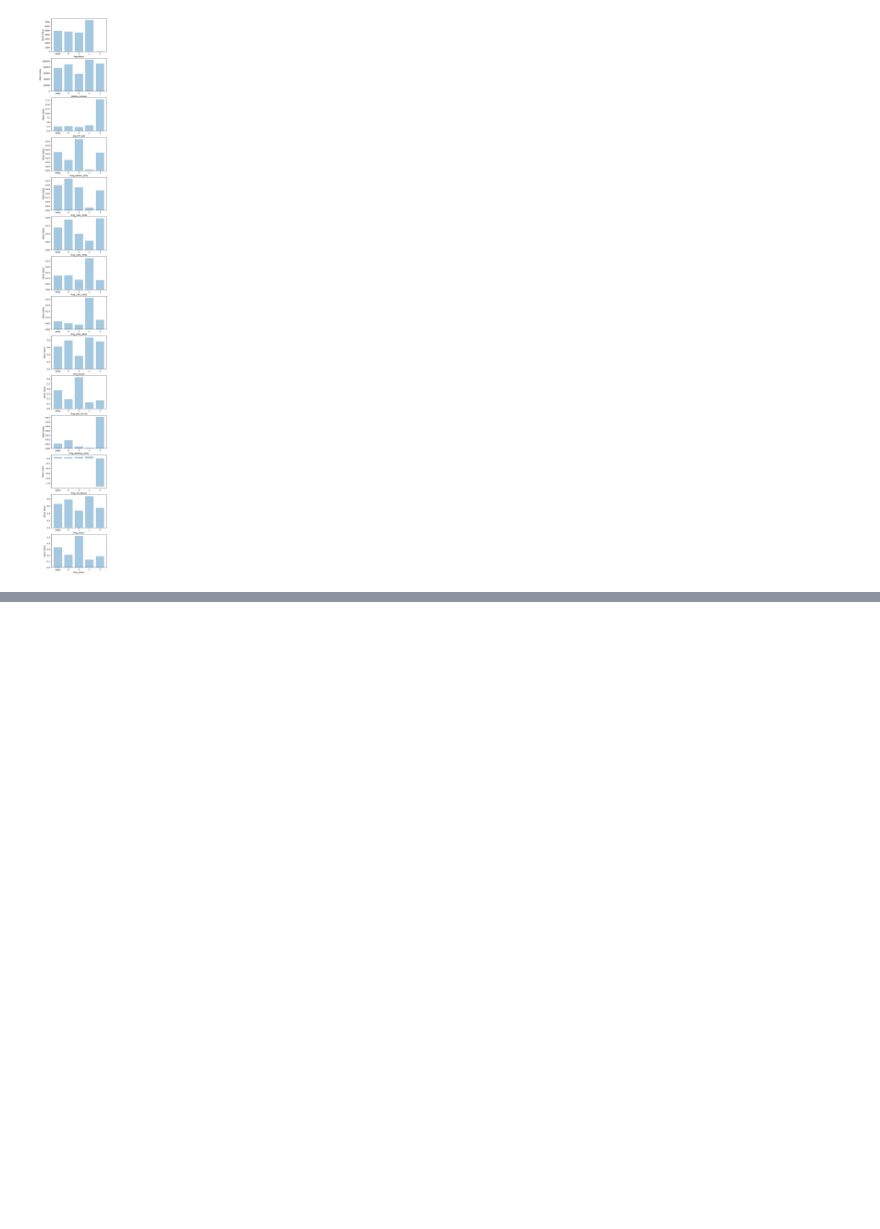
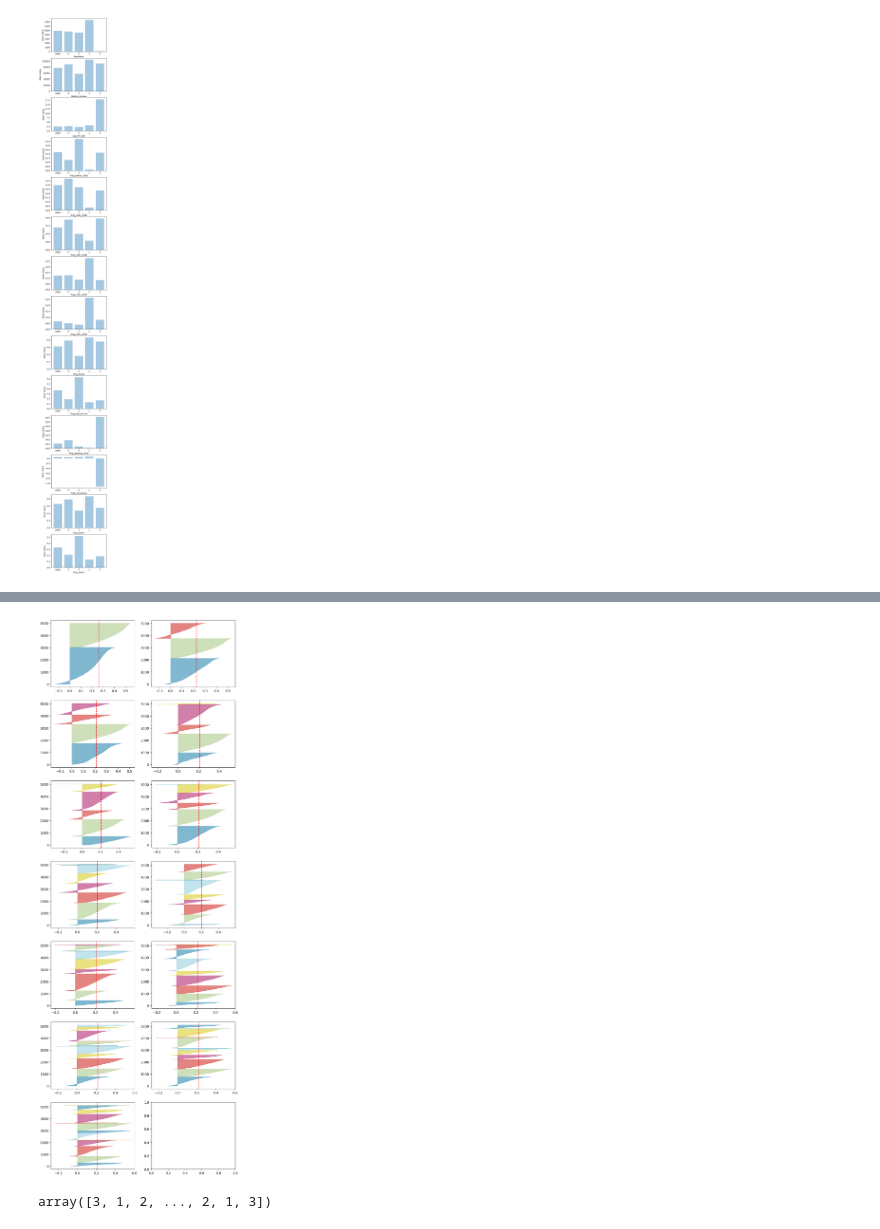
Before and after one commit to MiracleSkyHawk/RSM8413_FGA, a Jupyter notebook: RSM8413_FGA.ipynb, the cells around one changed output, grey strips where cells are left out. Cells and saved outputs as stored; diff of their text form; code cells hidden in the pictures; blank space fills up the shorter version.

```diff
--- a/RSM8413_FGA.ipynb
+++ b/RSM8413_FGA.ipynb
@@ -613,0 +696,17 @@ fig.show()
+# %%
+# visualize silhouette_sample_score, k=4 is selected
+
+
+fig, ax = plt.subplots(7, 2, figsize=(10,30))
+for k in range(2,15):
+
+    np.random.seed(35)
+#     35, 73,
+
+    km = KMeans(n_clusters=k)
+    q, mod = divmod(k, 2)
+
+    visualizer = SilhouetteVisualizer(km, colors='yellowbrick', ax=ax[q-1][mod])
+    visualizer.fit(scaled_no_inc_df)
+# %% [output]
+[figure, added]
@@ -613,0 +725,4 @@ fig.show()
+# %%
+model.labels_
+# %% [output]
+array([3, 1, 2, ..., 2, 1, 3])
```
Also changed, not shown: parts of 48 cells of this notebook, 1 other file.
